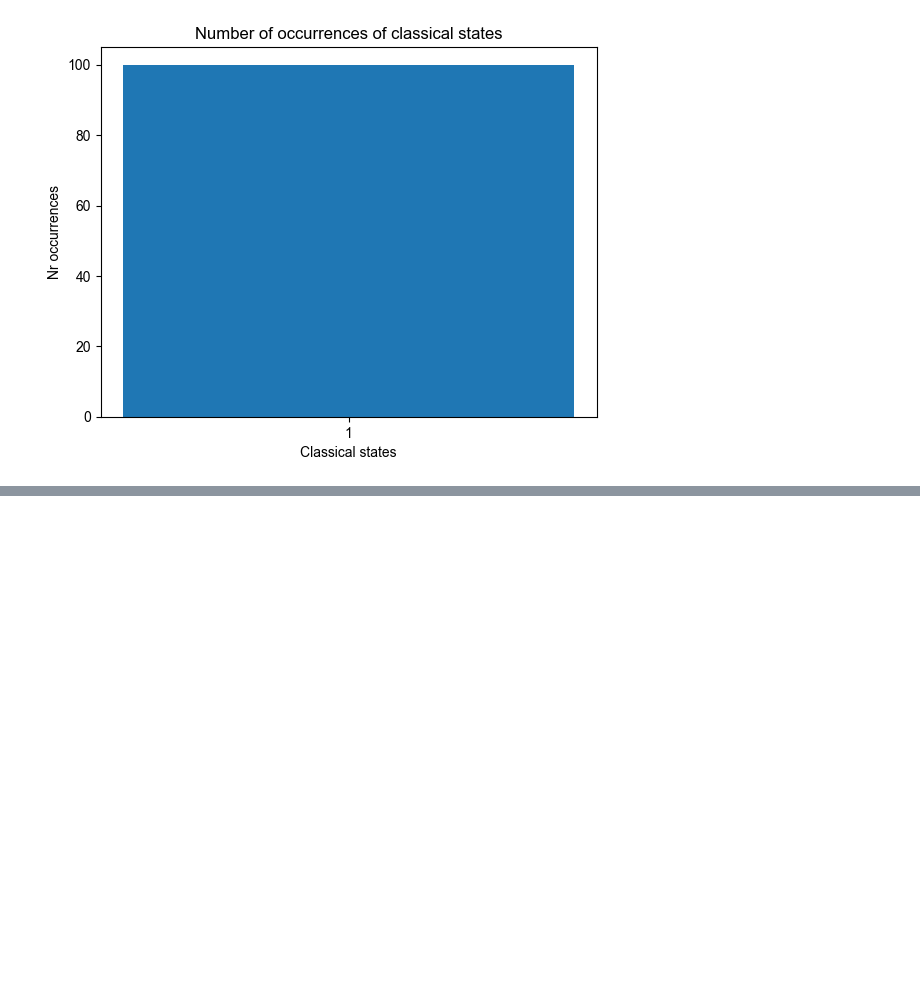
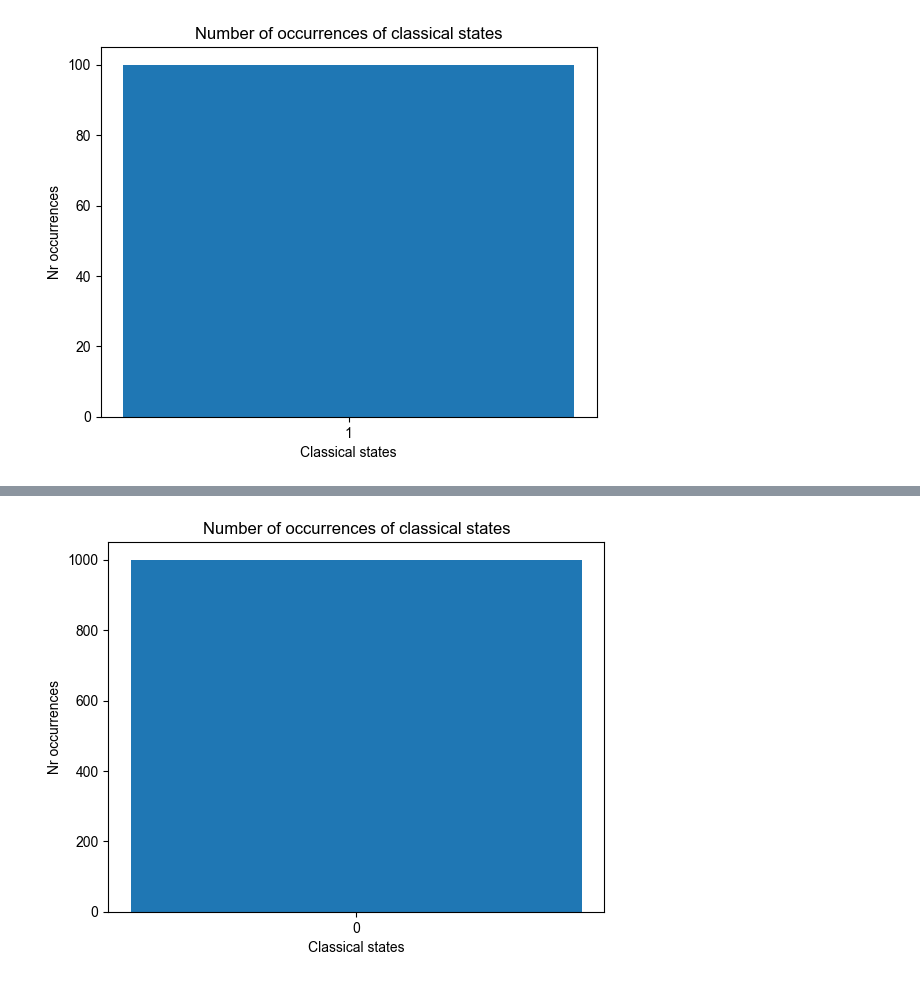
Before and after one commit to Mitch36/QuantumSim-QEC, a Jupyter notebook: QuantumSimSurfaceCodes.ipynb, the cells around one changed output, grey strips where cells are left out. Drawn from its saved outputs; the diff is of its cells as text; code cells hidden in the pictures; blank space fills up the shorter version.

```diff
--- a/QuantumSimSurfaceCodes.ipynb
+++ b/QuantumSimSurfaceCodes.ipynb
@@ -200,0 +247,11 @@ QuantumUtil.histogram_of_classical_states(result)
+# %%
+from quantumsim import QuantumUtil, Circuit
+
+cr = Circuit(1, 1, True)
+cr.noisy_pauli_x(0)
+cr.noisy_pauli_x(0)
+cr.measurement(0, 0)
+result = QuantumUtil.measure_circuit_bit_register(cr, 1000)
+QuantumUtil.histogram_of_classical_states(result)
+# %% [output]
+[figure, added]
```
Also changed, not shown: parts of 6 cells of this notebook, 13 other files.
